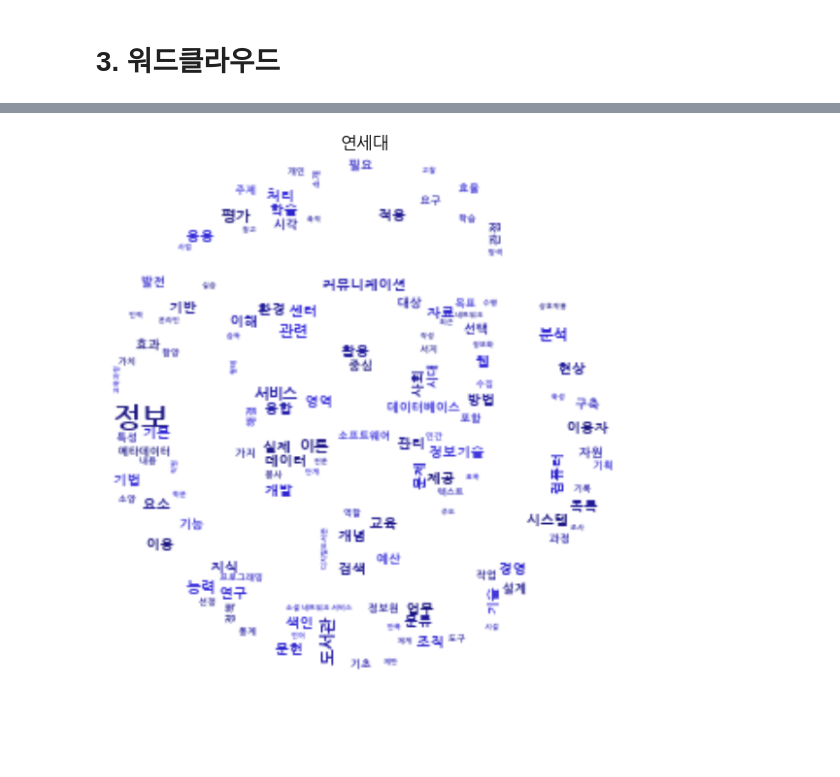
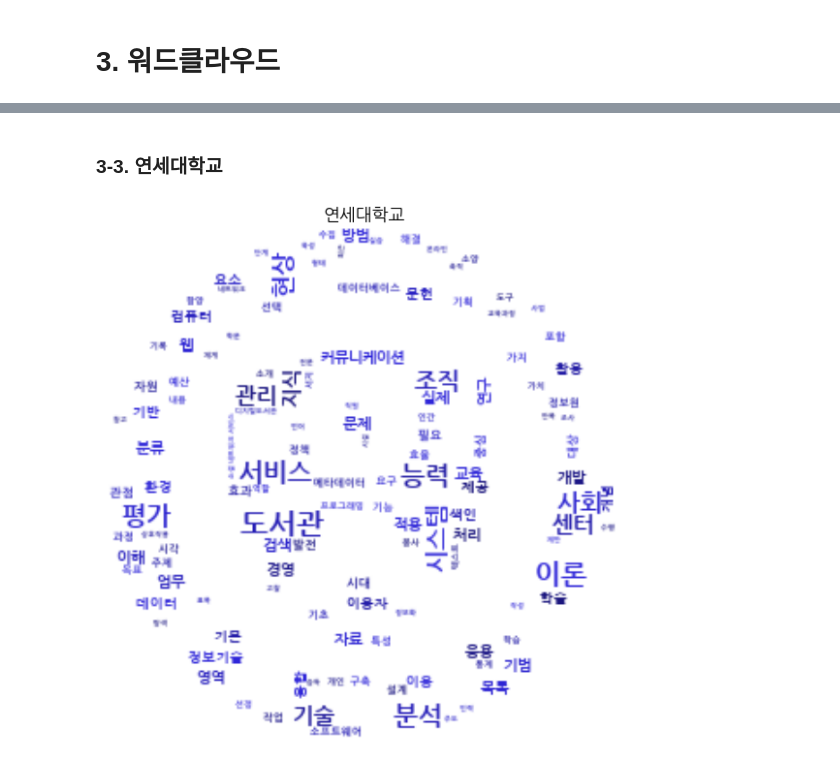
Before and after one commit to An-JIeun/portfolio, a Jupyter notebook: 텍스트마이닝_수업/assignment3.ipynb, the cells around one changed output, grey strips where cells are left out. Cells and saved outputs as stored; diff of their text form; code cells hidden in the pictures; blank space fills up the shorter version.

```diff
--- a/텍스트마이닝_수업/assignment3.ipynb
+++ b/텍스트마이닝_수업/assignment3.ipynb
@@ -312,3 +321,5 @@ vis_cnt(yon_df[:30],'연세대')
+# %%
+stopwords = ['문헌정보학','문헌정보','문헌정보학과','전선','전공','관련','정보']
 # %%
 cau_dict = {}
 skk_dict = {}
@@ -316,7 +327,7 @@ yon_dict = {}
 
 def filter_word(dict, df):
     for i in range(len(df)):
-        if (len(df['형태소'][i]) > 1 and df['형태소'][i] not in ['문헌정보학','문헌정보','문헌정보학과','전선','전공','관련','정보','대학'])  or df['형태소'][i]  == '웹':
+        if (len(df['형태소'][i]) > 1 and df['형태소'][i] not in stopwords)  or df['형태소'][i]  == '웹':
             dict[df['형태소'][i]] =df['빈도'][i]
     return dict
 # %%
@@ -396,8 +445,10 @@ plt.show()
+# %% [markdown]
+### 3-3. 연세대학교
 # %%
-generate_wc(yon_dict,'연세대',yon_color_func, yon_mask)
+generate_wc(yon_dict,'연세대학교',yon_color_func, yon_mask)
 # 복잡하게 생겨서 마스킹이 제대로 되지 않음
 # %% [output]
-[figure, old version]
+[figure, new version]
 # %%
 wordcloud = WordCloud(
         font_path = font_path,
```
Also changed, not shown: parts of 19 cells of this notebook.
